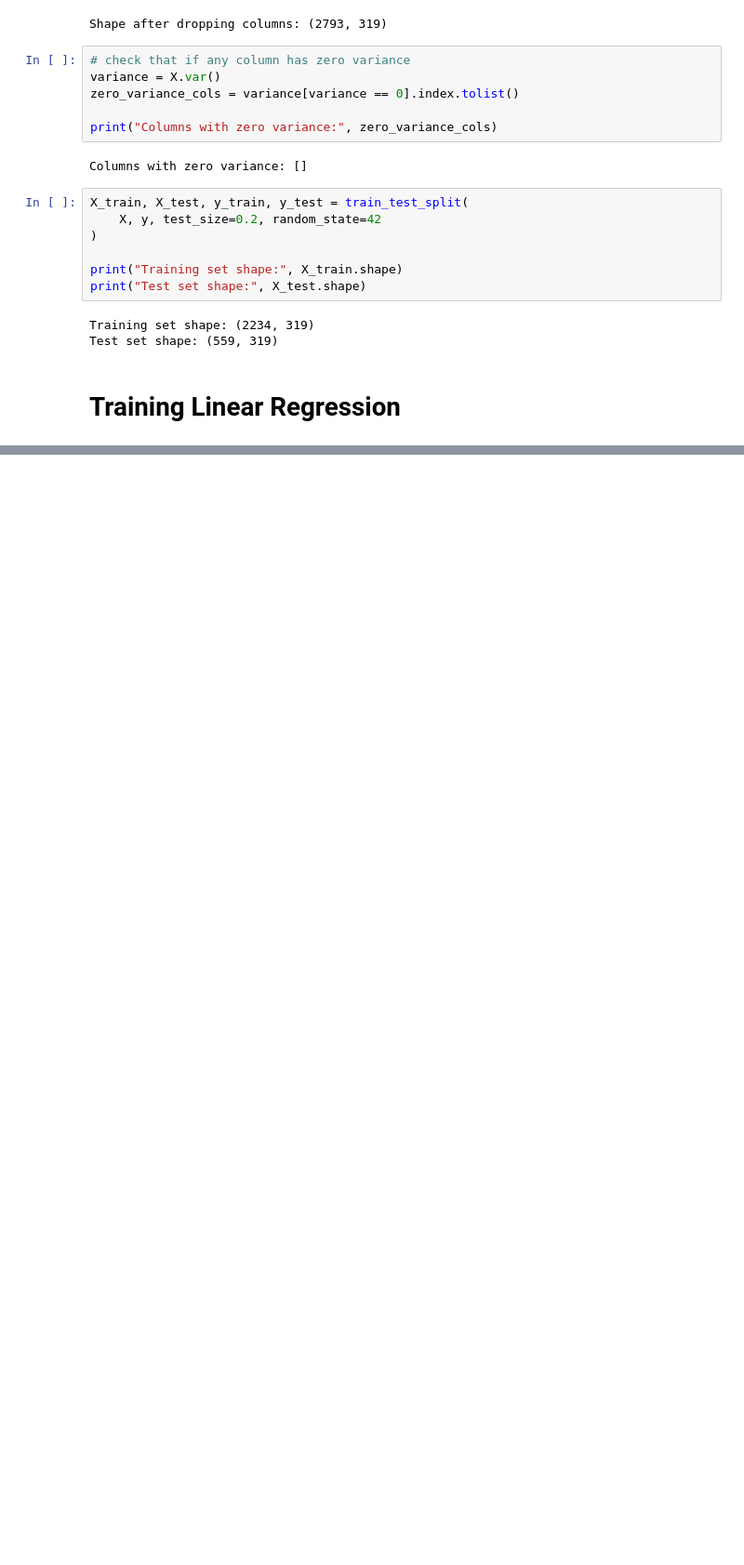
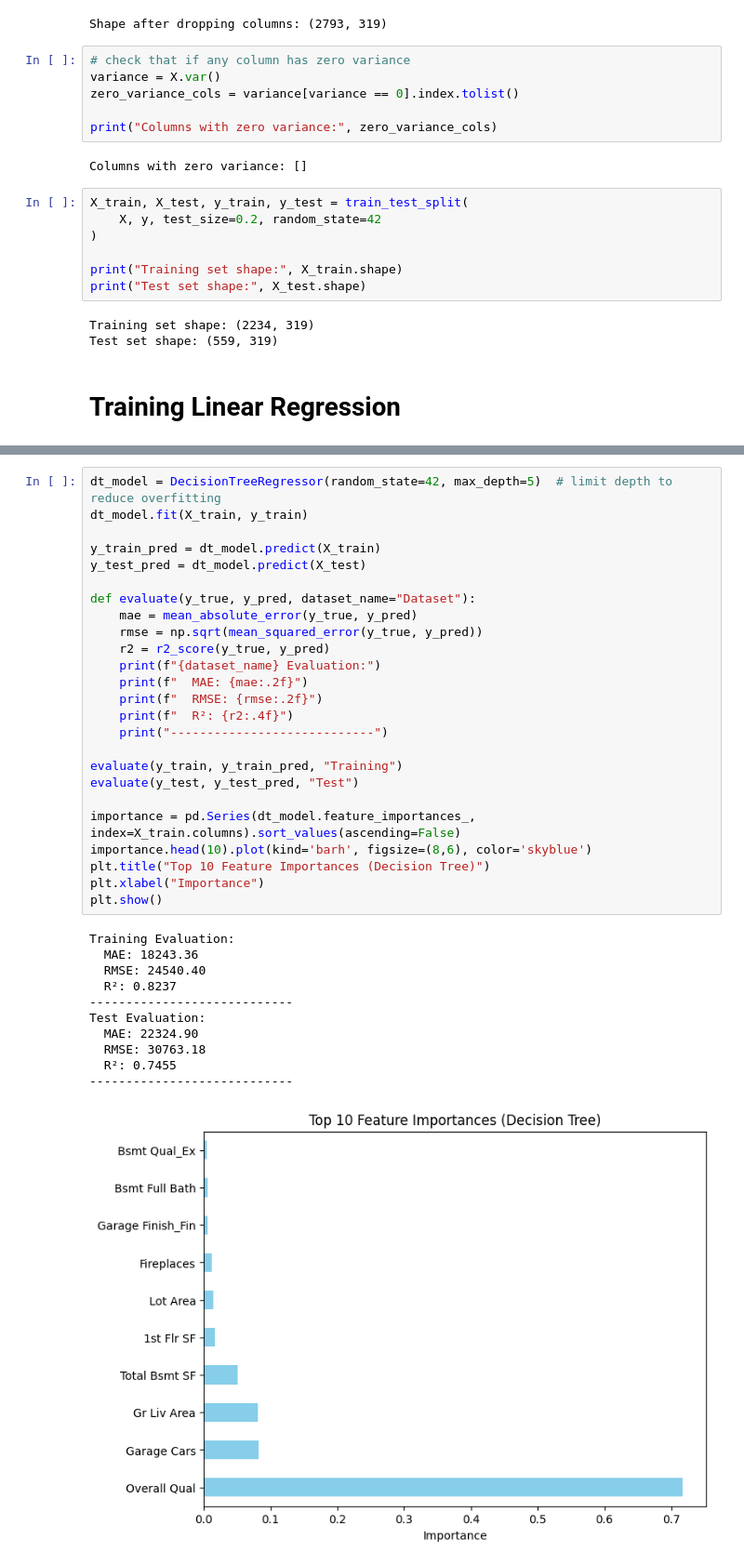
Before and after one commit to silaSaraoglu/regression-exercises, a Jupyter notebook: notebooks/house_sale_price_regression.ipynb, the cells around one changed output, grey strips where cells are left out. Shown at 93% size. Drawn from its saved outputs; the diff is of its cells as text; blank space fills up the shorter version.

```diff
--- a/notebooks/house_sale_price_regression.ipynb
+++ b/notebooks/house_sale_price_regression.ipynb
@@ -236,0 +504,37 @@ Test Evaluation:
+# %%
+dt_model = DecisionTreeRegressor(random_state=42, max_depth=5)  # limit depth to reduce overfitting
+dt_model.fit(X_train, y_train)
+
+y_train_pred = dt_model.predict(X_train)
+y_test_pred = dt_model.predict(X_test)
+
+def evaluate(y_true, y_pred, dataset_name="Dataset"):
+    mae = mean_absolute_error(y_true, y_pred)
+    rmse = np.sqrt(mean_squared_error(y_true, y_pred))
+    r2 = r2_score(y_true, y_pred)
+    print(f"{dataset_name} Evaluation:")
+    print(f"  MAE: {mae:.2f}")
+    print(f"  RMSE: {rmse:.2f}")
+    print(f"  R²: {r2:.4f}")
+    print("----------------------------")
+
+evaluate(y_train, y_train_pred, "Training")
+evaluate(y_test, y_test_pred, "Test")
+
+importance = pd.Series(dt_model.feature_importances_, index=X_train.columns).sort_values(ascending=False)
+importance.head(10).plot(kind='barh', figsize=(8,6), color='skyblue')
+plt.title("Top 10 Feature Importances (Decision Tree)")
+plt.xlabel("Importance")
+plt.show()
+# %% [output]
+Training Evaluation:
+  MAE: 18243.36
+  RMSE: 24540.40
+  R²: 0.8237
+----------------------------
+Test Evaluation:
+  MAE: 22324.90
+  RMSE: 30763.18
+  R²: 0.7455
+----------------------------
+[figure, added]
```
Also changed, not shown: parts of 31 cells of this notebook.
